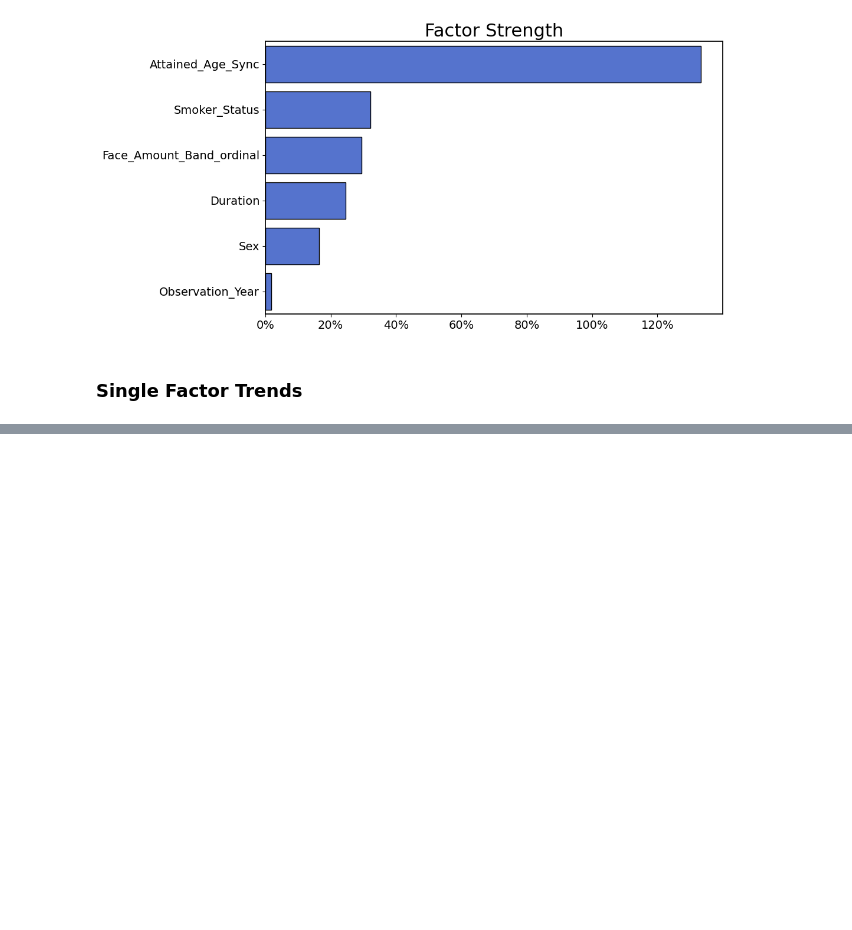
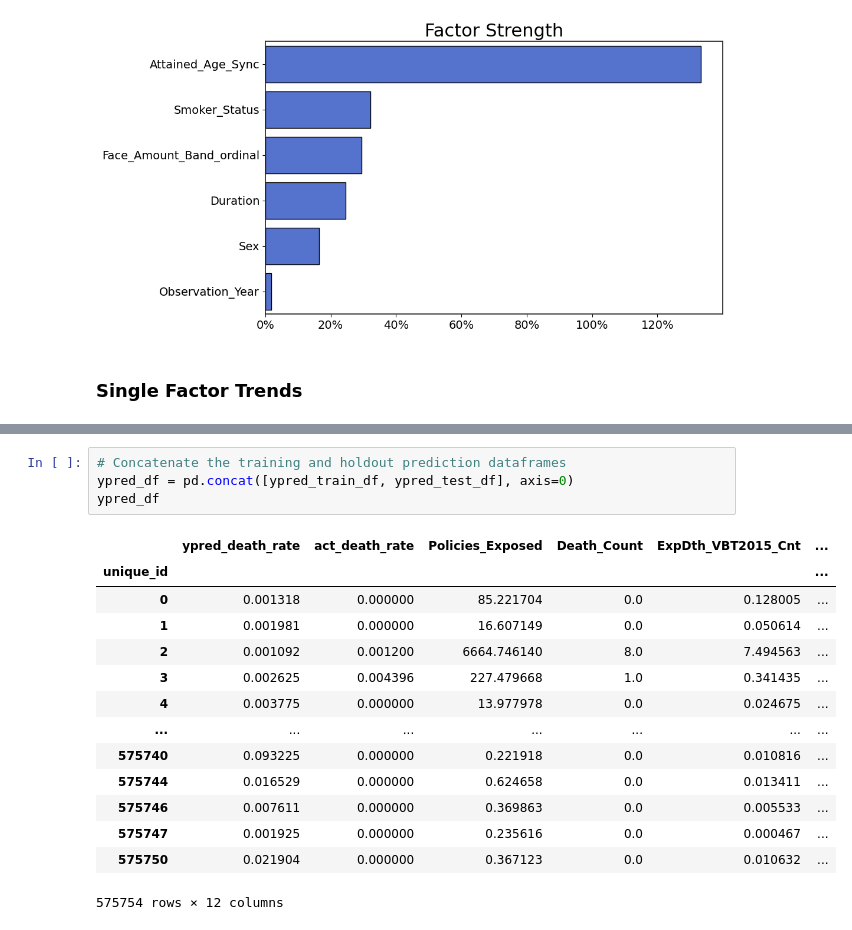
Before and after one commit to ckjackytam/ifoa-ds-health-care-wp, a Jupyter notebook: Python/big-pitch/02 - Single Factor Model.ipynb, the cells around one changed output, grey strips where cells are left out. Cells and saved outputs as stored; diff of their text form; blank space fills up the shorter version.

```diff
--- a/Python/big-pitch/02 - Single Factor Model.ipynb
+++ b/Python/big-pitch/02 - Single Factor Model.ipynb
@@ -1032,0 +1156,19 @@ for v in single_fact_df["feature"]:
+# %%
+# Concatenate the training and holdout prediction dataframes
+ypred_df = pd.concat([ypred_train_df, ypred_test_df], axis=0)
+ypred_df
+# %% [output]
+|  | ypred_death_rate | act_death_rate | Policies_Exposed | Death_Count | ExpDth_VBT2015_Cnt | ... |
+| unique_id |  |  |  |  |  | ... |
+| 0 | 0.001318 | 0.000000 | 85.221704 | 0.0 | 0.128005 | ... |
+| 1 | 0.001981 | 0.000000 | 16.607149 | 0.0 | 0.050614 | ... |
+| 2 | 0.001092 | 0.001200 | 6664.746140 | 8.0 | 7.494563 | ... |
+| 3 | 0.002625 | 0.004396 | 227.479668 | 1.0 | 0.341435 | ... |
+| 4 | 0.003775 | 0.000000 | 13.977978 | 0.0 | 0.024675 | ... |
+| ... | ... | ... | ... | ... | ... | ... |
+| 575740 | 0.093225 | 0.000000 | 0.221918 | 0.0 | 0.010816 | ... |
+| 575744 | 0.016529 | 0.000000 | 0.624658 | 0.0 | 0.013411 | ... |
+| 575746 | 0.007611 | 0.000000 | 0.369863 | 0.0 | 0.005533 | ... |
+| 575747 | 0.001925 | 0.000000 | 0.235616 | 0.0 | 0.000467 | ... |
+| 575750 | 0.021904 | 0.000000 | 0.367123 | 0.0 | 0.010632 | ... |
+575754 rows × 12 columns
```
Also changed, not shown: parts of 14 cells of this notebook, 3 other files.
